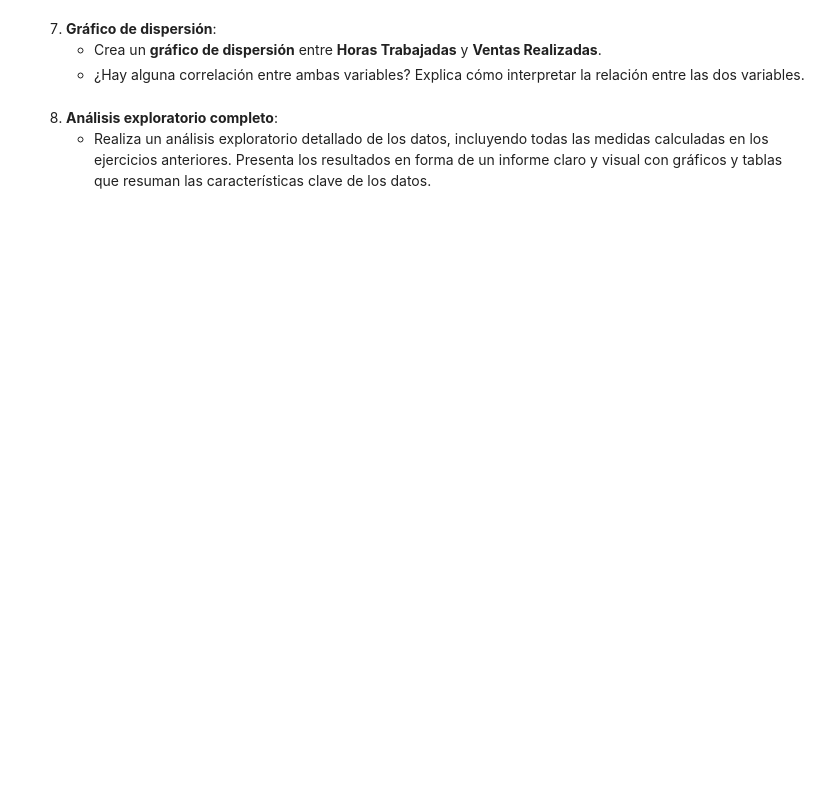
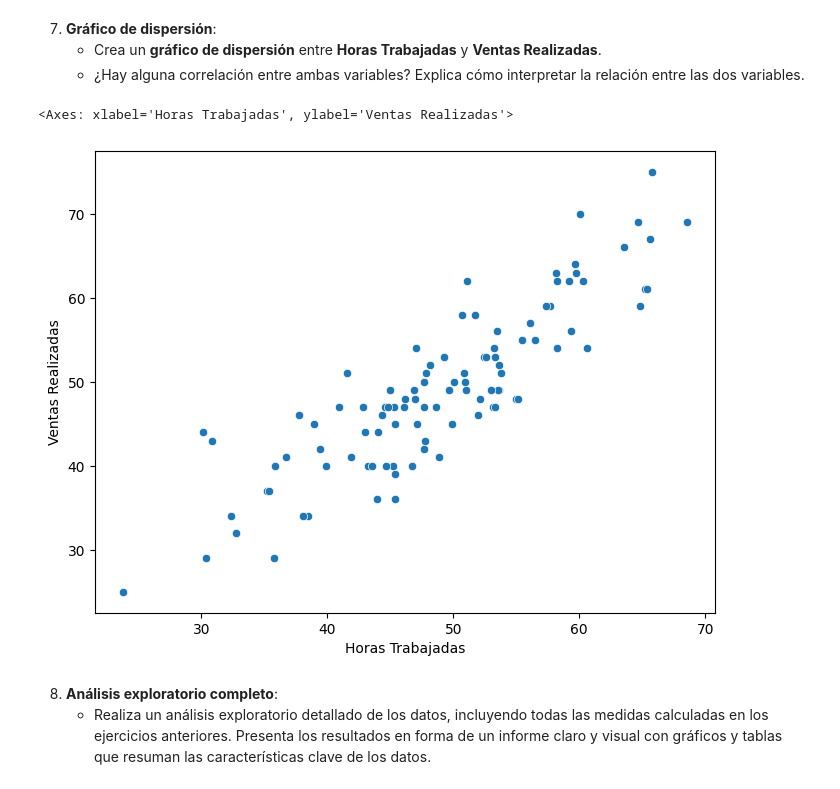
Before and after one commit to apelsito/laboratorio-modulo6-leccion01-estadistica-descriptiva, a Jupyter notebook: laboratorio-modulo6-leccion01-estadistica-descriptiva.ipynb, the cells around one changed output. Drawn from its saved outputs; the diff is of its cells as text; code cells hidden in the pictures; blank space fills up the shorter version.

```diff
--- a/laboratorio-modulo6-leccion01-estadistica-descriptiva.ipynb
+++ b/laboratorio-modulo6-leccion01-estadistica-descriptiva.ipynb
@@ -237,6 +294,13 @@ Lo mismo con las ventas
 7. **Gráfico de dispersión**:
    - Crea un **gráfico de dispersión** entre **Horas Trabajadas** y **Ventas Realizadas**.
    - ¿Hay alguna correlación entre ambas variables? Explica cómo interpretar la relación entre las dos variables.
+# %%
+plt.figure(figsize=(8, 6))
+sns.scatterplot(x=df["Horas Trabajadas"],
+                y=df["Ventas Realizadas"])
+# %% [output]
+<Axes: xlabel='Horas Trabajadas', ylabel='Ventas Realizadas'>
+[figure, added]
 # %% [markdown]
 8. **Análisis exploratorio completo**:
    - Realiza un análisis exploratorio detallado de los datos, incluyendo todas las medidas calculadas en los ejercicios anteriores. Presenta los resultados en forma de un informe claro y visual con gráficos y tablas que resuman las características clave de los datos.
```
Also changed, not shown: parts of 25 cells of this notebook.
